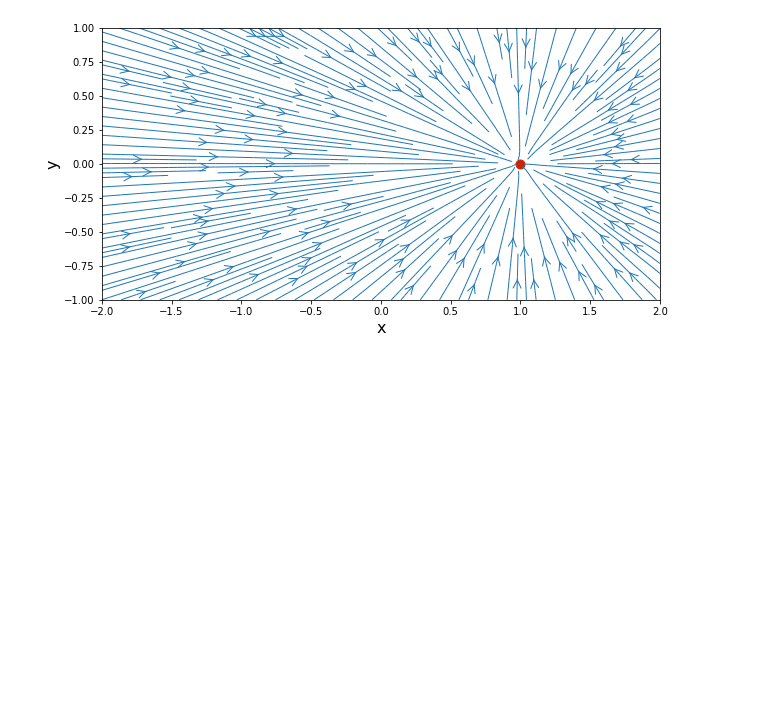
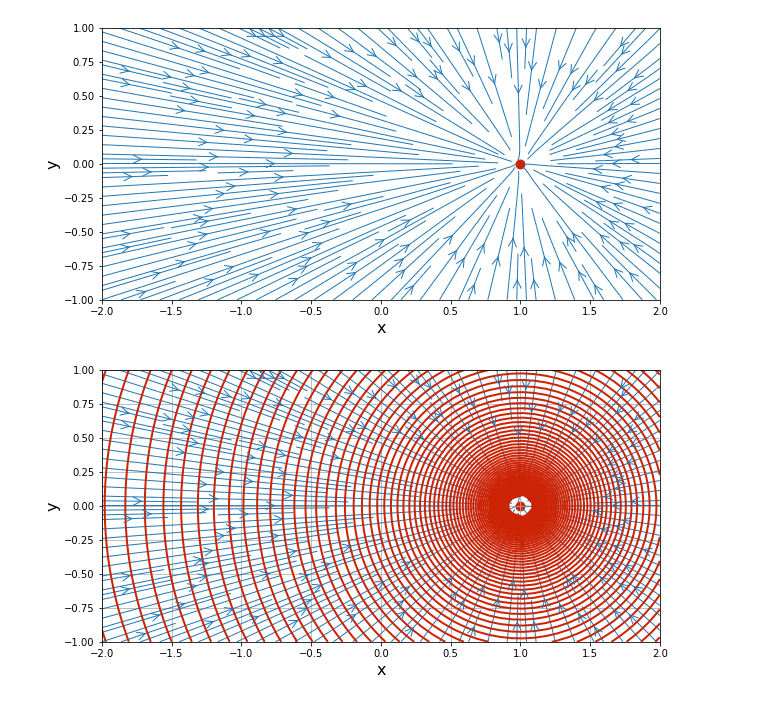
Before and after one commit to tianjiaozhang678/mae6226, a Jupyter notebook: Class3.ipynb, the cells around one changed output. Drawn from its saved outputs; the diff is of its cells as text; code cells hidden in the pictures; blank space fills up the shorter version.

```diff
--- a/Class3.ipynb
+++ b/Class3.ipynb
@@ -97,3 +97,38 @@ pyplot.scatter(x_sink, y_sink,
 # %% [output]
 <matplotlib.collections.PathCollection at 0x...>
 [figure]
+# %%
+def get_velocity(strength, xs, ys, X, Y):
+    u = (strength / (2 * math.pi) *
+          (X - xs) / ((X - xs)**2 + (Y - ys)**2))
+    v = (strength_sink / (2 * math.pi) *
+          (Y - ys) / ((X - xs)**2 + (Y - ys)**2))
+    return u, v
+# %%
+def get_stream_function(strength, xs, ys, X, Y):
+    potential = numpy.log(((X - xs)**2 + (Y - ys)**2)**(1/2)) * strength / (2 * math.pi)
+    return potential
+# %%
+strength_sink = -5.0
+x_sink, y_sink = 1.0, 0.0
+u_sink, v_sink = get_velocity(strength_sink, x_sink, y_sink, X, Y)
+# %%
+potential_sink = get_stream_function(strength_sink, x_sink, y_sink, X, Y)
+# %%
+width = 10
+height = (y_end - y_start) / (x_end - x_start) * width
+pyplot.figure(figsize=(width, height))
+pyplot.grid(True)
+pyplot.xlabel('x', fontsize=16)
+pyplot.ylabel('y', fontsize=16)
+pyplot.xlim(x_start, x_end)
+pyplot.ylim(y_start, y_end)
+pyplot.streamplot(X, Y, u_sink, v_sink,
+                  density=2, linewidth=1, arrowsize=2, arrowstyle='->')
+pyplot.scatter(x_sink, y_sink,
+               color='#CD2305', s=80, marker='o')
+pyplot.contour(X, Y, potential_sink,
+               levels=numpy.linspace(-2.0, 2.0, 100),extend='both',
+               colors='#CD2305', linewidths=2, linestyles='solid');
+# %% [output]
+[figure, added]
```
